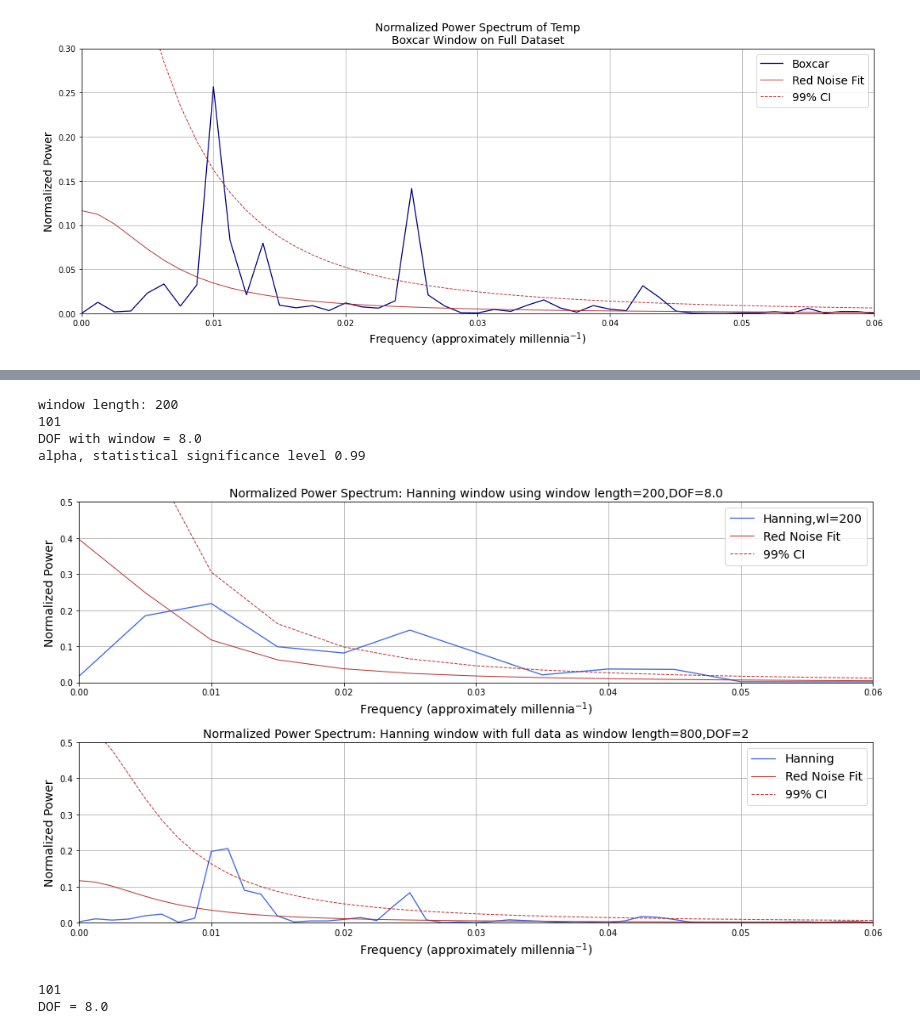
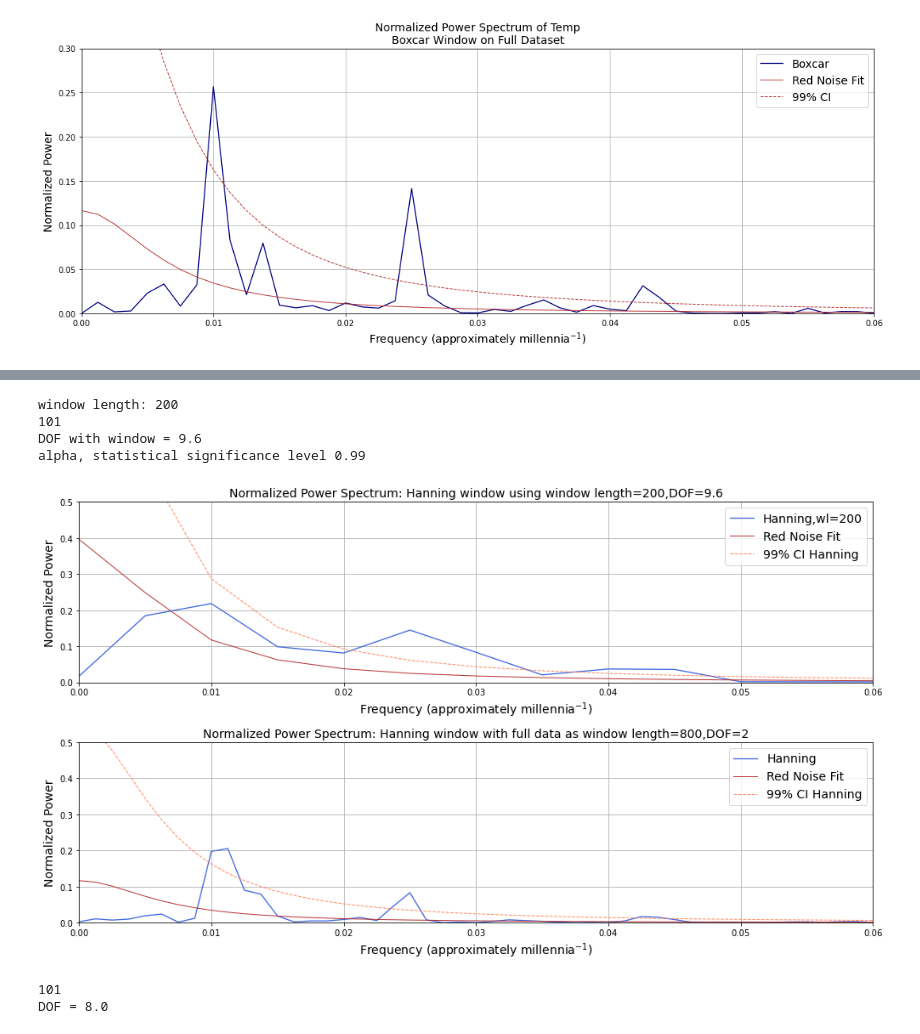
Before and after one commit to jenkayco/ATOC7500ObjectiveDataAnalysis_Fall2020, a Jupyter notebook: lab4/ATOC7500_applicationlab4_fft_EPICA.ipynb, the cells around one changed output, grey strips where cells are left out. Saved outputs shown, nothing was run; the diff lists cells and outputs as text; code cells hidden in the pictures.

```diff
--- a/lab4/ATOC7500_applicationlab4_fft_EPICA.ipynb
+++ b/lab4/ATOC7500_applicationlab4_fft_EPICA.ipynb
@@ -214,17 +217,15 @@ Pxx_h_wl_n = Pxx_h_wl/np.sum(Pxx_h_wl)
 
 ### Need to update the frequencies to plot, the DOF, the red noise fit and 99% confidence interval
 ### Note: Check that I am calculating the significance level appropriately for the window.
-### Vineel/Elizabeth to double check!!
-#EM: looks good to me.
 
 freq_wl = np.arange(0.,(window_length/2)+1.)/window_length
-#print(freq_wl)  #EM: added these three lines to make sure that the above line is doing what I think it is- and it is
-#freq_test=np.fft.rfftfreq(window_length,d=1.)  #EM: these can be removed later
+#print(freq_wl)  #EM: added these next three lines to check code above
+#freq_test=np.fft.rfftfreq(window_length,d=1.)
 #print(freq_test)
 
 red_fit_n_wl = create_normalized_redfit(window_length,Te)  ## generate red_fit_n using window_length
 print(np.size(red_fit_n_wl))
-dof_wl=len(data)/(window_length/2)  ### Barnes Eq. 26
+dof_wl=1.2*len(data)/(window_length/2)  ### Barnes Eq. 59, factor of 1.2 to account for extra smoothing
 print('DOF with window =',dof_wl)
 print('alpha, statistical significance level',alpha)
 f_bounds_wl = create_f_bounds(alpha,dof_wl,red_fit_n_wl)  ## f-test for variance;
@@ -235,37 +236,37 @@ gs=GridSpec(2,1)
 plt.subplot(gs[0,0])
 plt.plot(f_h_wl,Pxx_h_wl_n, color='royalblue', lw=1.3, label='Hanning,wl='+str(window_length))
 plt.plot(freq_wl,red_fit_n_wl, color='firebrick', lw=1, alpha=0.9, label='Red Noise Fit')
-plt.plot(freq_wl,f_bounds_wl, color='firebrick', lw=1, ls='--', alpha=0.9, label=str(int(alpha*100))+'% CI')
+plt.plot(freq_wl,f_bounds_wl, color='coral', lw=1, ls='--', alpha=0.9, label=str(int(alpha*100))+'% CI Hanning')
 plt.ylim(0.0,0.5)
 plt.xlim(0.0,0.06)
 plt.xlabel("Frequency (approximately millennia$^{-1}$)",fontsize=14)
 plt.ylabel("Normalized Power",fontsize=14)
 plt.title("Normalized Power Spectrum: Hanning window using window length="+str(window_length)+",DOF="+str(dof_wl),fontsize=14)
 plt.legend(loc='upper right',fontsize=14)
 plt.grid()
 fig.tight_layout()
 
 plt.subplot(gs[1,0])
 plt.plot(f_h,Pxx_h_n, color='royalblue', lw=1.3, label='Hanning')
 plt.plot(freq,red_fit_n, color='firebrick', lw=1, alpha=0.9, label='Red Noise Fit')
-plt.plot(freq,f_bounds, color='firebrick', lw=1, ls='--', alpha=0.9, label=str(int(alpha*100))+'% CI')
+plt.plot(freq,f_bounds, color='coral', lw=1, ls='--', alpha=0.9, label=str(int(alpha*100))+'% CI Hanning')
 plt.ylim(0.0,0.5)
 plt.xlim(0.0,0.06)
 plt.xlabel("Frequency (approximately millennia$^{-1}$)",fontsize=14)
 plt.ylabel("Normalized Power",fontsize=14)
 plt.title("Normalized Power Spectrum: Hanning window with full data as window length="+str(len(data))+",DOF=2",fontsize=14)
 plt.legend(loc='upper right',fontsize=14)
 plt.grid()
 fig.tight_layout()
 
 ### Take-home message for 100,000ish year peak. If you reduce your window length too much -- your data chunks
 ### are too short to see the low frequency oscillations.
 # %% [output]
 window length: 200
 101
-DOF with window = 8.0
+DOF with window = 9.6
 alpha, statistical significance level 0.99
-[figure, old version]
+[figure, new version]
 # %%
 ## Use the Hanning Window AND change the length of the data window AND use WOSA (Welch’s Overlapping Segment Analysis)
 ## How does adding WOSA change the answer??
```
Also changed, not shown: parts of 4 cells of this notebook, 1 other file.
